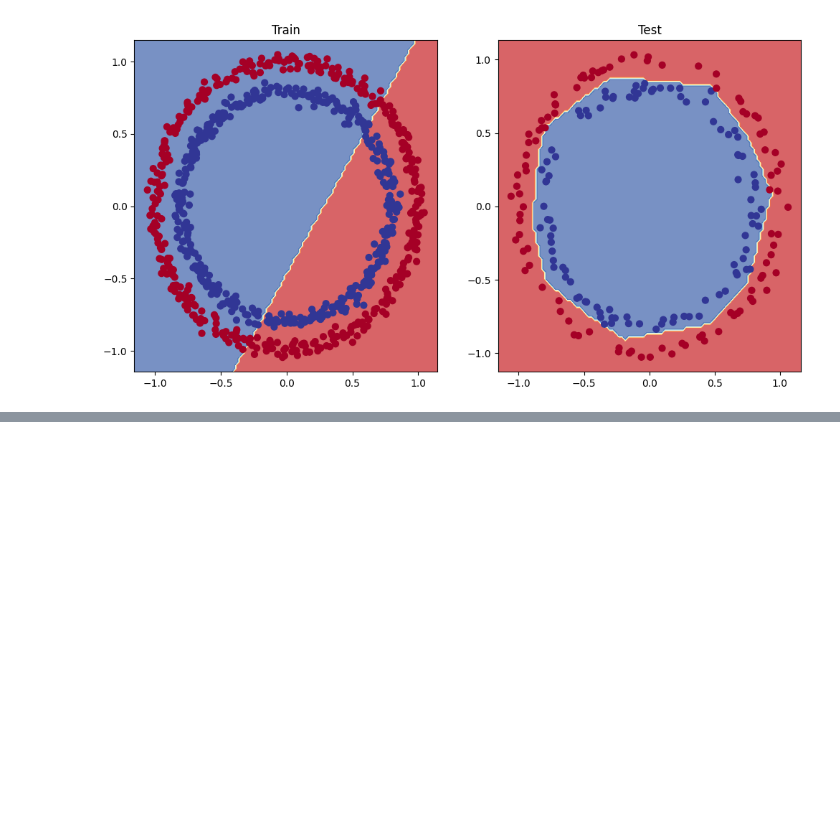
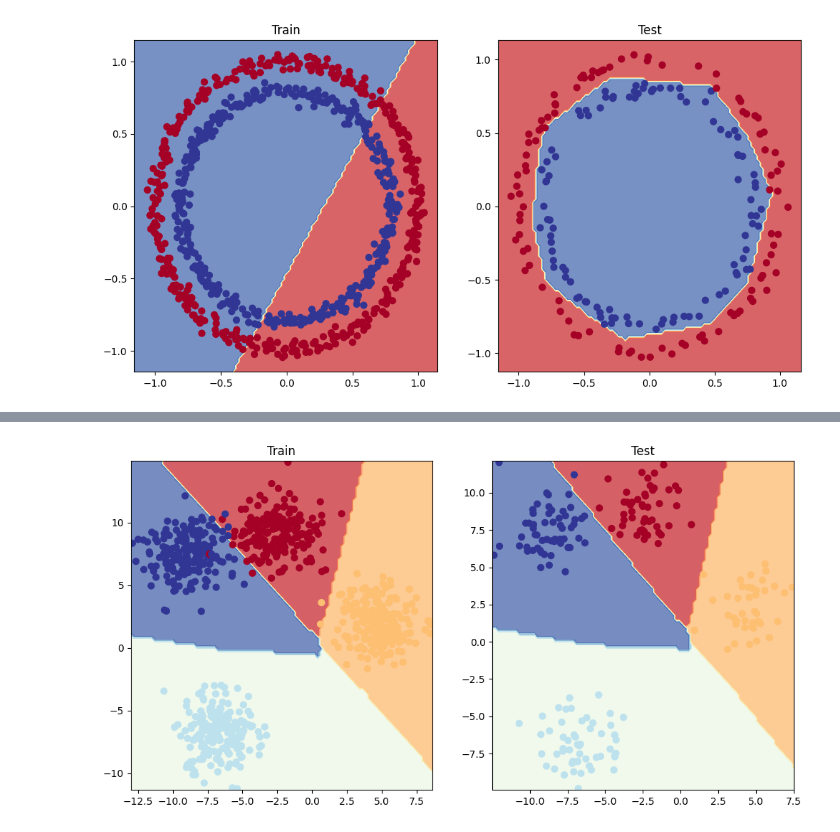
Before and after one commit to KimRRRich/PytorchExercise, a Jupyter notebook: 02_pytorch_neural_network.ipynb, the cells around one changed output, grey strips where cells are left out. Saved outputs shown, nothing was run; the diff lists cells and outputs as text; code cells hidden in the pictures; blank space fills up the shorter version.

```diff
--- a/02_pytorch_neural_network.ipynb
+++ b/02_pytorch_neural_network.ipynb
@@ -332,0 +415,4 @@ plot_decision_boundary(model_1, X_test, y_test) # model_3 = has non-linearity
+# %%
+loss_fn = nn.CrossEntropyLoss()
+
+optimizer = torch.optim.SGD(model_2.parameters(),lr=0.1)
@@ -332,0 +454,32 @@ plot_decision_boundary(model_1, X_test, y_test) # model_3 = has non-linearity
+# %%
+torch.manual_seed(518)
+
+epochs = 1000
+
+for epoch in range(epochs):
+  model_2.train()
+  y_logits = model_2(X_blob_train)
+  y_pred = torch.softmax(y_logits, dim=1).argmax(dim=1)
+
+  loss = loss_fn(y_logits, y_blob_train)
+
+  acc = accuracy_fn(y_blob_train, y_pred)
+
+  optimizer.zero_grad()
+
+  loss.backward()
+
+  optimizer.step()
+
+  model_2.eval()
+
+  with torch.inference_mode():
+    test_logits = model_2(X_blob_test)
+    test_pred = torch.softmax(test_logits, dim=1).argmax(dim=1)
+
+    test_loss = loss_fn(test_logits, y_blob_test)
+
+    test_acc = accuracy_fn(y_blob_test, test_pred)
+
+    if epoch % 10 == 0:
+      print(f"Epoch:{epoch} | Loss:{test_loss:5f} | ACC:{test_acc:2f}%")
@@ -332,0 +504,10 @@ plot_decision_boundary(model_1, X_test, y_test) # model_3 = has non-linearity
+# %%
+plt.figure(figsize=(12, 6))
+plt.subplot(1, 2, 1)
+plt.title("Train")
+plot_decision_boundary(model_2, X_blob_train, y_blob_train)
+plt.subplot(1, 2, 2)
+plt.title("Test")
+plot_decision_boundary(model_2, X_blob_test, y_blob_test)
+# %% [output]
+[figure, added]
```
Also changed, not shown: parts of 7 cells of this notebook.
